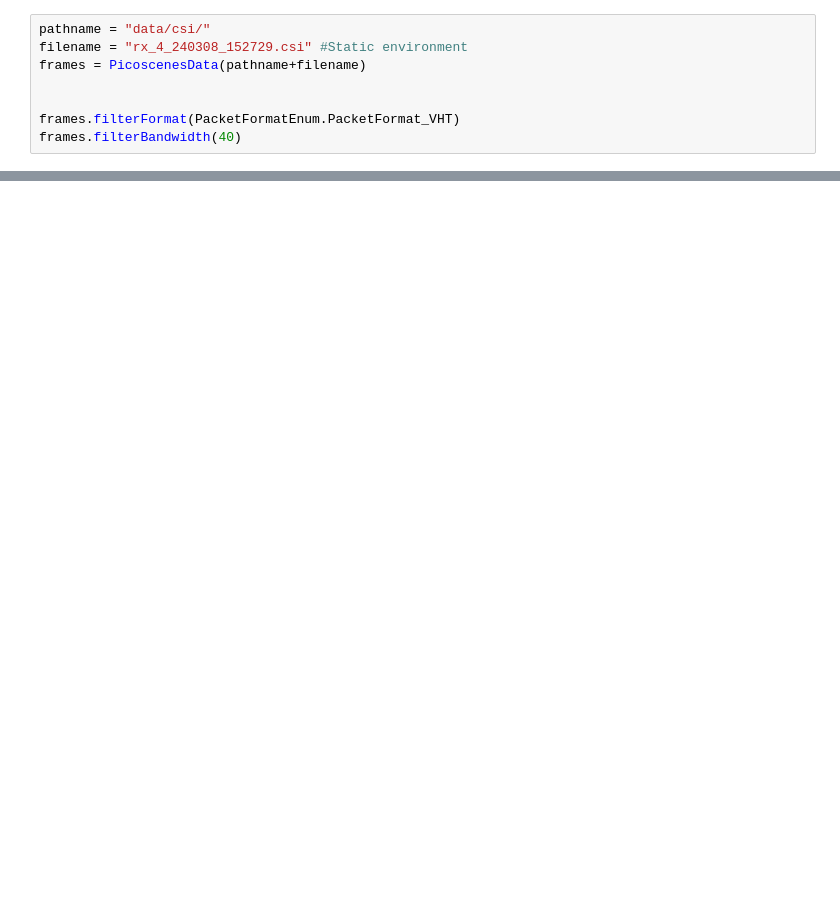
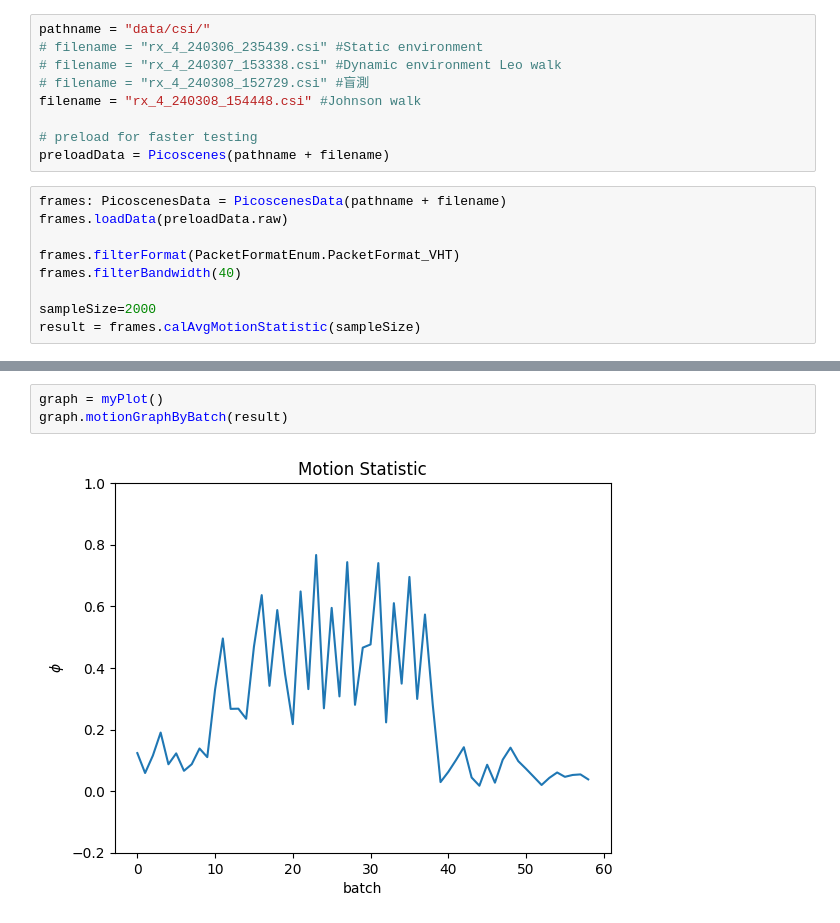
Before and after one commit to MFpizza/Wi-Fi-Intrusion-Detection, a Jupyter notebook: main.ipynb, the cells around one changed output, grey strips where cells are left out. Cells and saved outputs as stored; diff of their text form; blank space fills up the shorter version.

Commit message:
[dev] Can measure motion statistic

```diff
--- a/main.ipynb
+++ b/main.ipynb
@@ -47,9 +15,19 @@ class PicoscenesData:
+# %%
+pathname = "data/csi/"
+# filename = "rx_4_240306_235439.csi" #Static environment
+# filename = "rx_4_240307_153338.csi" #Dynamic environment Leo walk
+# filename = "rx_4_240308_152729.csi" #盲測
+filename = "rx_4_240308_154448.csi" #Johnson walk
+
+# preload for faster testing
+preloadData = Picoscenes(pathname + filename)
 # %%
-pathname = "data/csi/"
-filename = "rx_4_240308_152729.csi" #Static environment
-frames = PicoscenesData(pathname+filename)
-
+frames: PicoscenesData = PicoscenesData(pathname + filename)
+frames.loadData(preloadData.raw)
 
 frames.filterFormat(PacketFormatEnum.PacketFormat_VHT)
 frames.filterBandwidth(40)
+
+sampleSize=2000
+result = frames.calAvgMotionStatistic(sampleSize)
 # %% [output]
@@ -57,0 +38,5 @@ frames.filterBandwidth(40)
+# %%
+graph = myPlot()
+graph.motionGraphByBatch(result)
+# %% [output]
+[figure, added]
```
Also changed, not shown: parts of 5 cells of this notebook, 4 other files.
